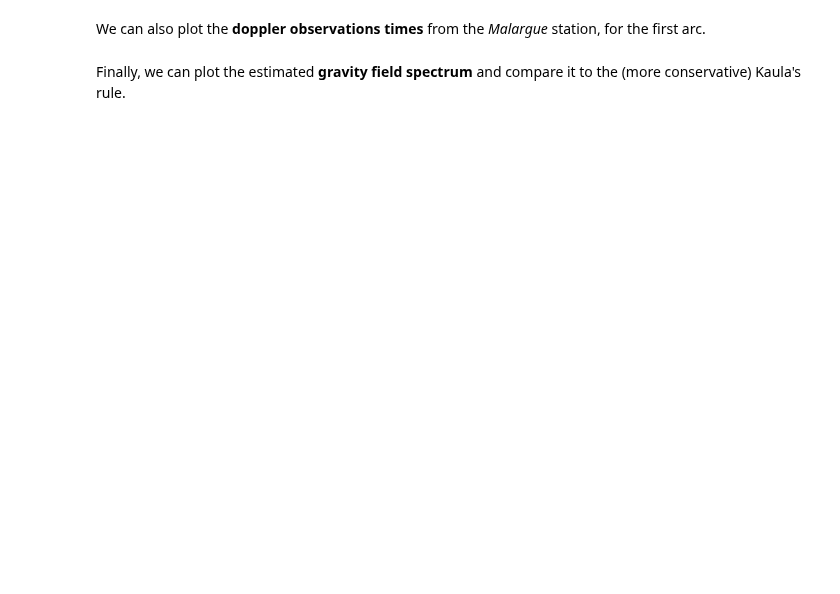
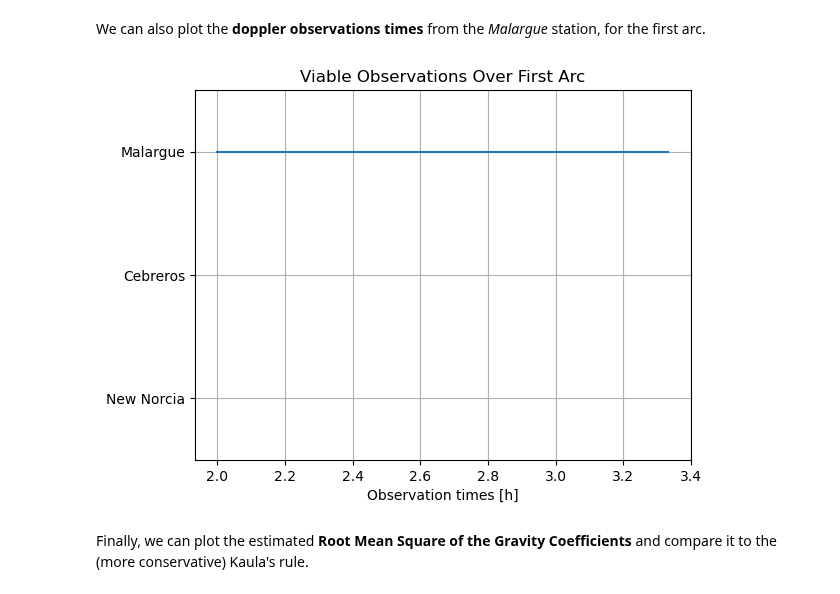
Before and after one commit to tudat-team/tudatpy-examples, a Jupyter notebook: estimation/JUICE_GCO500.ipynb, the cells around one changed output. Saved outputs shown, nothing was run; the diff lists cells and outputs as text; code cells hidden in the pictures; blank space fills up the shorter version.

```diff
--- a/estimation/JUICE_GCO500.ipynb
+++ b/estimation/JUICE_GCO500.ipynb
@@ -698,24 +722,26 @@ We can also plot the **doppler observations times** from the *Malargue* station,
 # %%
 # Retrieve Doppler observation times for the first arc. For now only Malargue, but should eventually include all three ESTRACK stations
 sorted_observations = simulated_observations.sorted_observation_sets
 # doppler_obs_times_new_norcia_first_arc = [(t-start_gco)/3600.0 for t in sorted_observations[observation.n_way_averaged_doppler_type][0][0].observation_times if t <= start_gco+arc_duration]
 # doppler_obs_times_cebreros_first_arc = [(t-start_gco)/3600.0 for t in sorted_observations[observation.n_way_averaged_doppler_type][1][0].observation_times if t <= start_gco+arc_duration]
 doppler_obs_times_malargue_first_arc = [(t-start_gco)/3600.0 for t in sorted_observations[observation.n_way_averaged_doppler_type][0][0].observation_times if t <= start_gco+arc_duration]
 
 
 # Plot observation times (for now only for Malargue, but designed to eventually include all three ESTRACK stations)
 plt.figure()
 # plt.plot(doppler_obs_times_new_norcia_first_arc, np.ones((len(doppler_obs_times_new_norcia_first_arc),1 )))
 # plt.plot(doppler_obs_times_cebreros_first_arc, 2.0 * np.ones((len(doppler_obs_times_cebreros_first_arc),1 )))
 plt.plot(doppler_obs_times_malargue_first_arc, 3.0 * np.ones((len(doppler_obs_times_malargue_first_arc),1 )))
 plt.xlabel('Observation times [h]')
 plt.ylabel('')
 plt.yticks([1, 2, 3], ['New Norcia', 'Cebreros', 'Malargue'])
 plt.ylim([0.5, 3.5])
-plt.title('Viable observations over first arc')
+plt.title('Viable Observations Over First Arc')
 plt.grid()
+# %% [output]
+[figure, added]
 # %% [markdown]
-Finally, we can plot the estimated **gravity field spectrum** and compare it to the (more conservative) Kaula's rule.
+Finally, we can plot the estimated **Root Mean Square of the Gravity Coefficients** and compare it to the (more conservative) Kaula's rule.
 # %%
 # Plot gravity field spectrum (a priori + formal errors)
 # Extract a priori cosine and sine coefs
```
Also changed, not shown: parts of 14 cells of this notebook, 1 other file.
